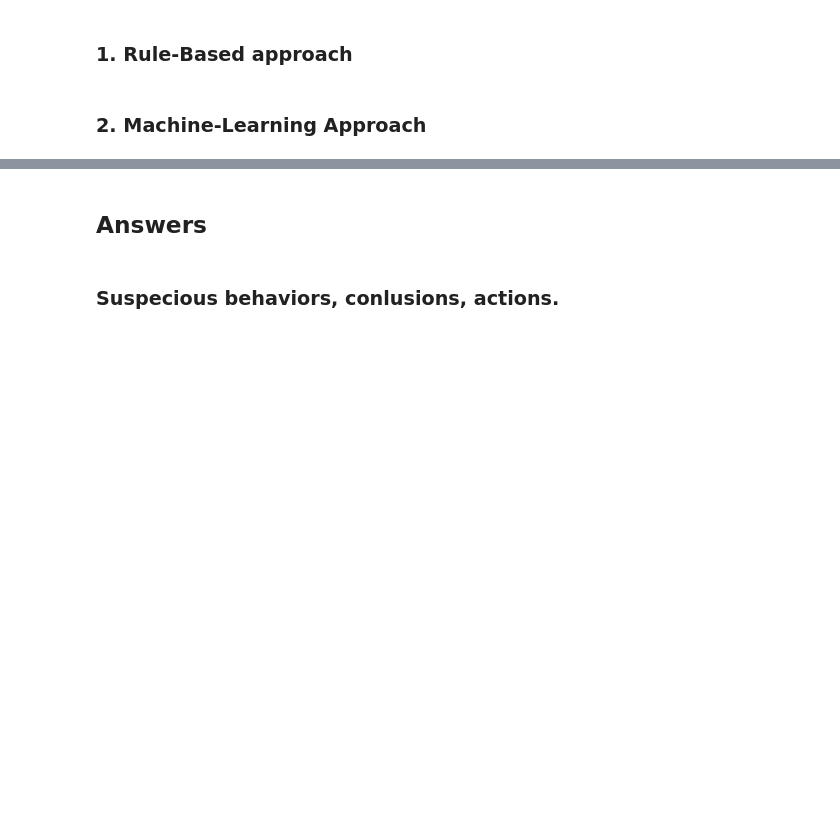
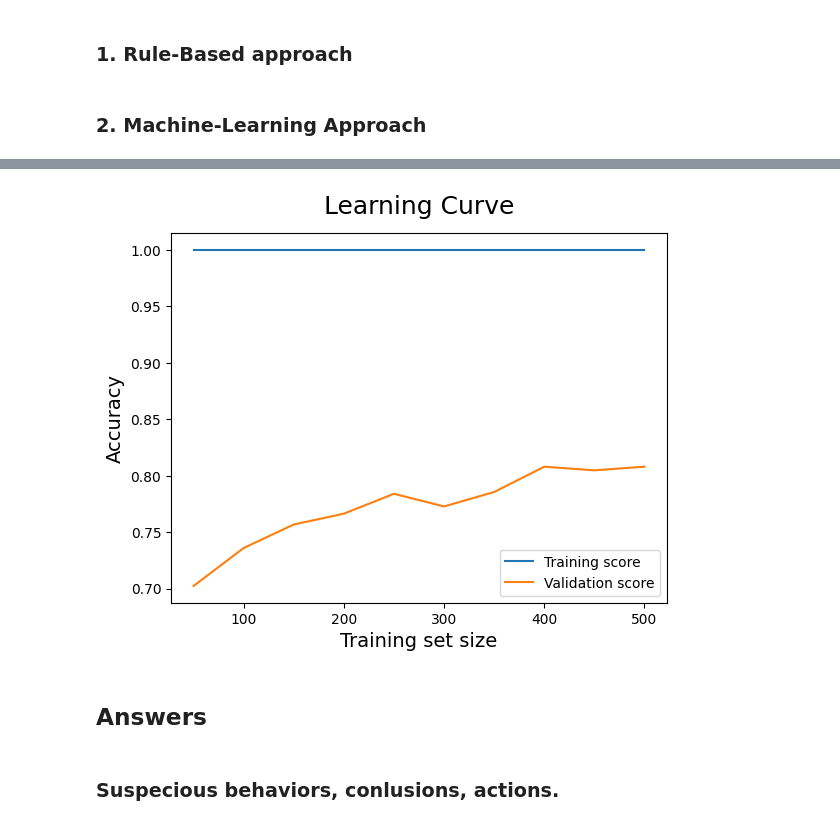
Before and after one commit to brvsf/risk-analysis, a Jupyter notebook: Fraud-Analysis.ipynb, the cells around one changed output, grey strips where cells are left out. Cells and saved outputs as stored; diff of their text form; code cells hidden in the pictures; blank space fills up the shorter version.

```diff
--- a/Fraud-Analysis.ipynb
+++ b/Fraud-Analysis.ipynb
@@ -1403,0 +1529,13 @@ fig.show()
+# %%
+
+# Inicializar o modelo
+model_xgb = XGBClassifier()
+
+# Treinar o modelo
+model_xgb.fit(X_train_transformed, y_train)
+
+# Prever os rótulos
+y_pred = model_xgb.predict(X_test_transformed)
+
+# Avaliar o modelo
+print(classification_report(y_test, y_pred))
@@ -1404,3 +1551,31 @@ fig.show()
+# %%
+# Definir percentuais do conjunto de treinamento
+train_sizes = np.linspace(0.1, 1.0, 10)  # De 10% a 100% em 6 pontos
+
+# Obter scores de treino e validação
+train_sizes_abs, train_scores, test_scores = learning_curve(
+    estimator=RandomForestClassifier(),
+    X=X_train_transformed,
+    y=y_train,
+    train_sizes=train_sizes,
+    cv=5,
+    scoring='accuracy'
+)
+
+# Média dos scores
+train_scores_mean = np.mean(train_scores, axis=1)
+test_scores_mean = np.mean(test_scores, axis=1)
+
+# Plot
+plt.plot(train_sizes_abs, train_scores_mean, label='Training score')
+plt.plot(train_sizes_abs, test_scores_mean, label='Validation score')
+plt.ylabel('Accuracy', fontsize=14)
+plt.xlabel('Training set size', fontsize=14)
+plt.title('Learning Curve', fontsize=18, y=1.03)
+plt.legend()
+plt.show()
+# %% [output]
+[figure, added]
 # %% [markdown]
 ## Answers
 # %% [markdown]
```
Also changed, not shown: parts of 7 cells of this notebook.
